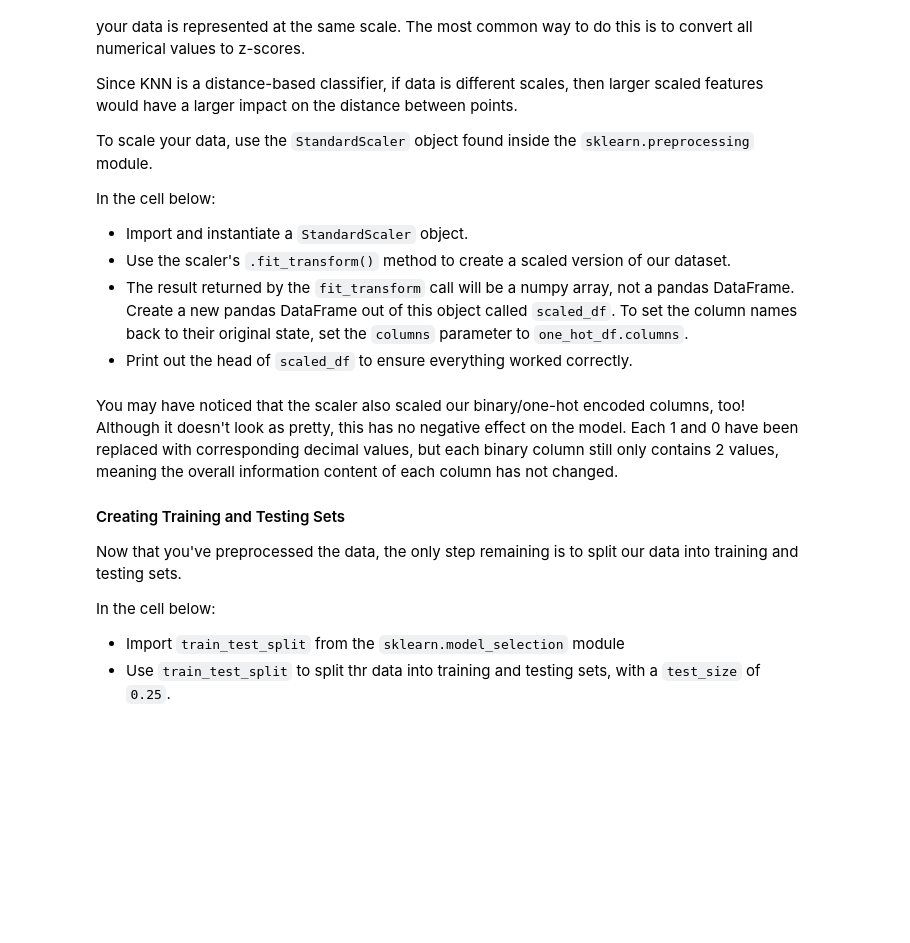
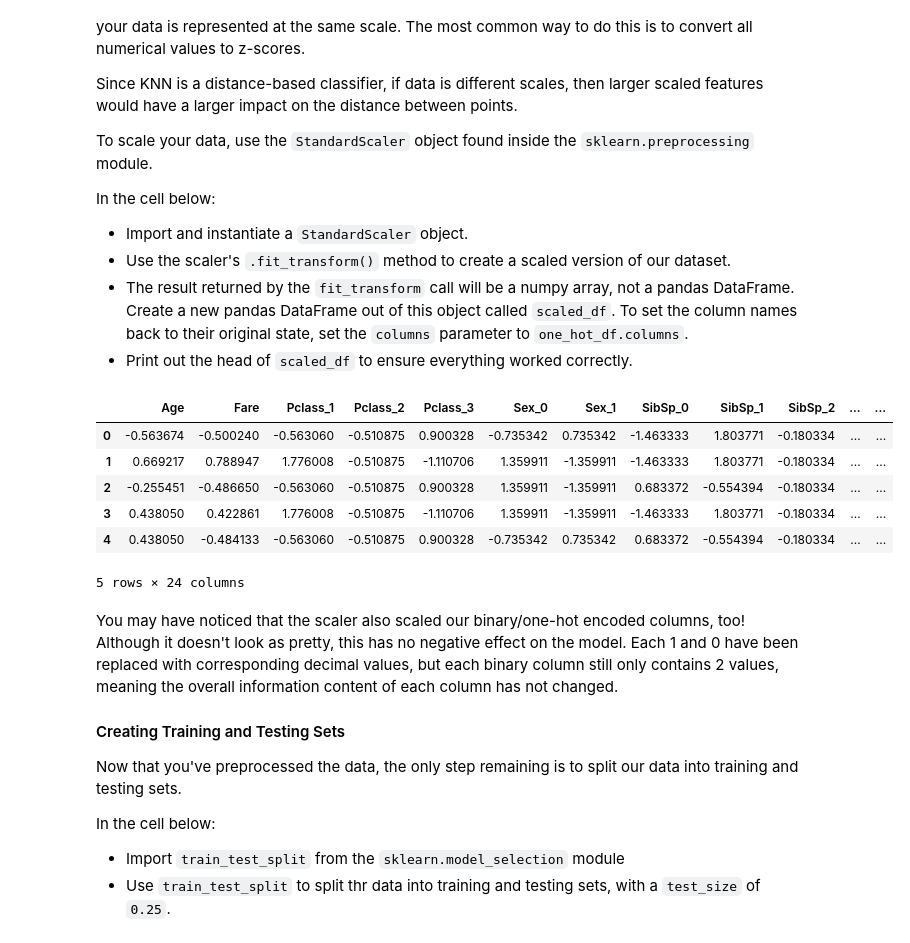
Before and after one commit to mzhou356/dsc-knn-with-scikit-learn-lab-dc-ds-060319, a Jupyter notebook: index.ipynb, the cells around one changed output. Drawn from its saved outputs; the diff is of its cells as text; code cells hidden in the pictures; blank space fills up the shorter version.

```diff
--- a/index.ipynb
+++ b/index.ipynb
@@ -139,11 +139,19 @@ In the cell below:
 # %%
 # Dont forget to import the necessary packages!
 from sklearn.preprocessing import StandardScaler
 scaler = StandardScaler()
 scaled_data = scaler.fit_transform(X_cols)
 
-scaled_df = pd.DataFrame(scaled_data,columns=X)
+scaled_df = pd.DataFrame(scaled_data,columns=X_cols.columns)
 scaled_df.head()
+# %% [output]
+|  | Age | Fare | Pclass_1 | Pclass_2 | Pclass_3 | Sex_0 | Sex_1 | SibSp_0 | SibSp_1 | SibSp_2 | ... | ... |
+| 0 | -0.563674 | -0.500240 | -0.563060 | -0.510875 | 0.900328 | -0.735342 | 0.735342 | -1.463333 | 1.803771 | -0.180334 | ... | ... |
+| 1 | 0.669217 | 0.788947 | 1.776008 | -0.510875 | -1.110706 | 1.359911 | -1.359911 | -1.463333 | 1.803771 | -0.180334 | ... | ... |
+| 2 | -0.255451 | -0.486650 | -0.563060 | -0.510875 | 0.900328 | 1.359911 | -1.359911 | 0.683372 | -0.554394 | -0.180334 | ... | ... |
+| 3 | 0.438050 | 0.422861 | 1.776008 | -0.510875 | -1.110706 | 1.359911 | -1.359911 | -1.463333 | 1.803771 | -0.180334 | ... | ... |
+| 4 | 0.438050 | -0.484133 | -0.563060 | -0.510875 | 0.900328 | -0.735342 | 0.735342 | 0.683372 | -0.554394 | -0.180334 | ... | ... |
+5 rows × 24 columns
 # %% [markdown]
 You may have noticed that the scaler also scaled our binary/one-hot encoded columns, too! Although it doesn't look as pretty, this has no negative effect on the model. Each 1 and 0 have been replaced with corresponding decimal values, but each binary column still only contains 2 values, meaning the overall information content of each column has not changed.
 
```
